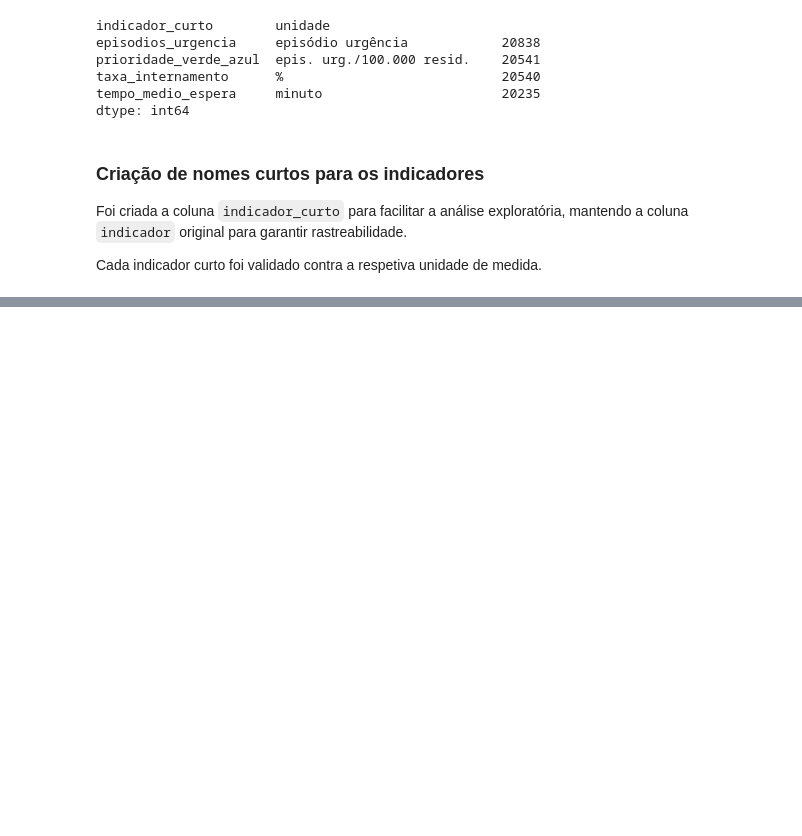
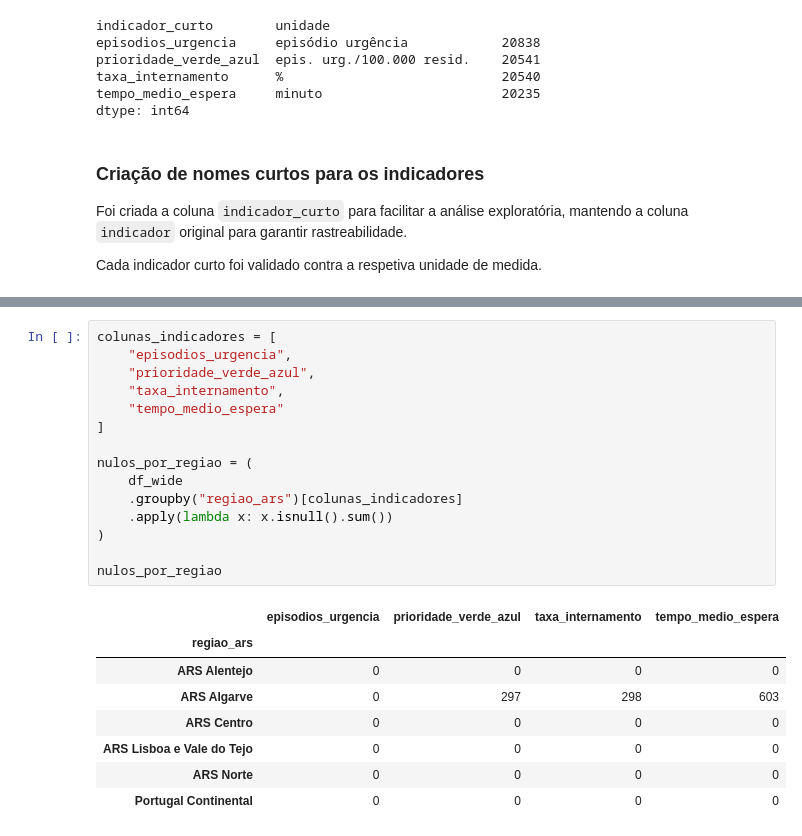
Before and after one commit to ivomargarido/ed-crowding-sns-portugal, a Jupyter notebook: notebooks/01_eda_monitorizacao_urgencias_sns.ipynb, the cells around one changed output, grey strips where cells are left out. Drawn from its saved outputs; the diff is of its cells as text; blank space fills up the shorter version.

```diff
--- a/notebooks/01_eda_monitorizacao_urgencias_sns.ipynb
+++ b/notebooks/01_eda_monitorizacao_urgencias_sns.ipynb
@@ -427,0 +475,24 @@ Cada indicador curto foi validado contra a respetiva unidade de medida.
+# %%
+colunas_indicadores = [
+    "episodios_urgencia",
+    "prioridade_verde_azul",
+    "taxa_internamento",
+    "tempo_medio_espera"
+]
+
+nulos_por_regiao = (
+    df_wide
+    .groupby("regiao_ars")[colunas_indicadores]
+    .apply(lambda x: x.isnull().sum())
+)
+
+nulos_por_regiao
+# %% [output]
+|  | episodios_urgencia | prioridade_verde_azul | taxa_internamento | tempo_medio_espera |
+| regiao_ars |  |  |  |  |
+| ARS Alentejo | 0 | 0 | 0 | 0 |
+| ARS Algarve | 0 | 297 | 298 | 603 |
+| ARS Centro | 0 | 0 | 0 | 0 |
+| ARS Lisboa e Vale do Tejo | 0 | 0 | 0 | 0 |
+| ARS Norte | 0 | 0 | 0 | 0 |
+| Portugal Continental | 0 | 0 | 0 | 0 |
```
Also changed, not shown: parts of 5 cells of this notebook.
